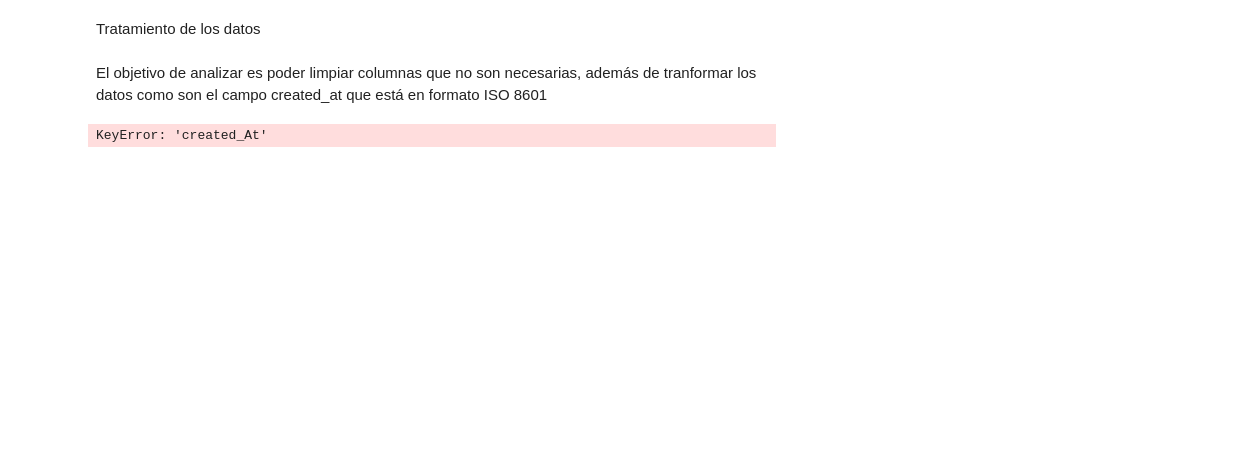
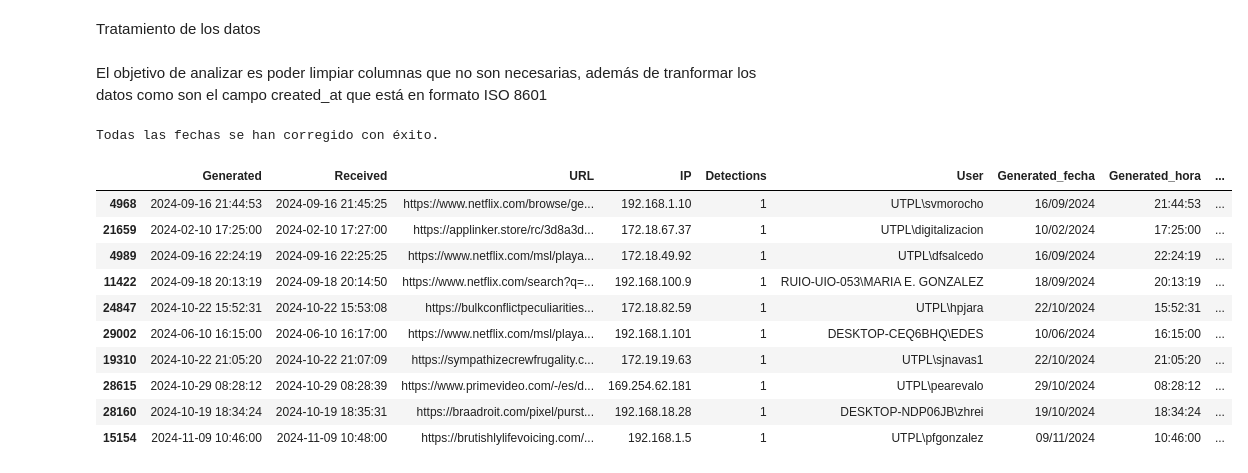
Before and after one commit to mpjuarez/introduccion-IA, a Jupyter notebook: TT_IA.ipynb, the cells around one changed output. Saved outputs shown, nothing was run; the diff lists cells and outputs as text; code cells hidden in the pictures; blank space fills up the shorter version.

```diff
--- a/TT_IA.ipynb
+++ b/TT_IA.ipynb
@@ -256,8 +256,71 @@ def clasificar_jornada(hora):
     return'Tarde'
   else:
     return'Noche'
-# %%
-# Convertir la columna 'created_at' a objetos datetime en UTC
-Web_security1['created_at'] = pd.to_datetime(Web_security1['created_At'], utc=True)
-# %% [output]
-KeyError: 'created_At'
+# %%
+# Crear el DataFrame original
+Web_security1 = pd.DataFrame(Web_security1)
+
+# Función para corregir las fechas
+def normalize_dates(column):
+    corrected_dates = []
+    for value in column:
+        try:
+            # Intentar interpretar como dd/mm/yyyy
+            corrected_date = pd.to_datetime(value, dayfirst=True)
+        except ValueError:
+            try:
+                # Intentar interpretar como mm/dd/yyyy
+                corrected_date = pd.to_datetime(value, dayfirst=False)
+            except ValueError:
+                # Si no puede interpretarse, marcar para revisión
+                corrected_date = "Formato inválido"
+        corrected_dates.append(corrected_date)
+    return corrected_dates
+
+# Normalizar las columnas
+Web_security1["Generated"] = normalize_dates(Web_security1["Generated"])
+Web_security1["Received"] = normalize_dates(Web_security1["Received"])
+
+# Verificar si hay valores con "Formato inválido"
+invalid_generated = Web_security1[Web_security1["Generated"] == "Formato inválido"]
+invalid_received = Web_security1[Web_security1["Received"] == "Formato inválido"]
+
+if not invalid_generated.empty or not invalid_received.empty:
+    print("Fechas inválidas encontradas para corrección manual:")
+    print("Generated:")
+    print(invalid_generated)
+    print("Received:")
+    print(invalid_received)
+else:
+    print("Todas las fechas se han corregido con éxito.")
+
+# Separar las columnas en fecha y hora después de la normalización
+Web_security1["Generated_fecha"] = pd.to_datetime(Web_security1["Generated"]).dt.strftime('%d/%m/%Y')
+Web_security1["Generated_hora"] = pd.to_datetime(Web_security1["Generated"]).dt.strftime('%H:%M:%S')
+
+Web_security1["Received_fecha"] = pd.to_datetime(Web_security1["Received"]).dt.strftime('%d/%m/%Y')
+Web_security1["Received_hora"] = pd.to_datetime(Web_security1["Received"]).dt.strftime('%H:%M:%S')
+
+# Eliminar columnas originales si ya no son necesarias
+# Web_security1 = Web_security1.drop(columns=["Generated", "Received"])
+
+# Mostrar el resultado
+#print("Dataset corregido con fechas normalizadas y divididas:")
+#print(Web_security1)
+Web_security1.sample(10)
+
+# Guardar el resultado si es necesario
+# Web_security1.to_csv("Web_security1_normalized.csv", index=False)
+# %% [output]
+Todas las fechas se han corregido con éxito.
+|  | Generated | Received | URL | IP | Detections | User | Generated_fecha | Generated_hora | ... |
+| 4968 | 2024-09-16 21:44:53 | 2024-09-16 21:45:25 | https://www.netflix.com/browse/ge... | 192.168.1.10 | 1 | UTPL\svmorocho | 16/09/2024 | 21:44:53 | ... |
+| 21659 | 2024-02-10 17:25:00 | 2024-02-10 17:27:00 | https://applinker.store/rc/3d8a3d... | 172.18.67.37 | 1 | UTPL\digitalizacion | 10/02/2024 | 17:25:00 | ... |
+| 4989 | 2024-09-16 22:24:19 | 2024-09-16 22:25:25 | https://www.netflix.com/msl/playa... | 172.18.49.92 | 1 | UTPL\dfsalcedo | 16/09/2024 | 22:24:19 | ... |
+| 11422 | 2024-09-18 20:13:19 | 2024-09-18 20:14:50 | https://www.netflix.com/search?q=... | 192.168.100.9 | 1 | RUIO-UIO-053\MARIA E. GONZALEZ | 18/09/2024 | 20:13:19 | ... |
+| 24847 | 2024-10-22 15:52:31 | 2024-10-22 15:53:08 | https://bulkconflictpeculiarities... | 172.18.82.59 | 1 | UTPL\hpjara | 22/10/2024 | 15:52:31 | ... |
+| 29002 | 2024-06-10 16:15:00 | 2024-06-10 16:17:00 | https://www.netflix.com/msl/playa... | 192.168.1.101 | 1 | DESKTOP-CEQ6BHQ\EDES | 10/06/2024 | 16:15:00 | ... |
+| 19310 | 2024-10-22 21:05:20 | 2024-10-22 21:07:09 | https://sympathizecrewfrugality.c... | 172.19.19.63 | 1 | UTPL\sjnavas1 | 22/10/2024 | 21:05:20 | ... |
+| 28615 | 2024-10-29 08:28:12 | 2024-10-29 08:28:39 | https://www.primevideo.com/-/es/d... | 169.254.62.181 | 1 | UTPL\pearevalo | 29/10/2024 | 08:28:12 | ... |
+| 28160 | 2024-10-19 18:34:24 | 2024-10-19 18:35:31 | https://braadroit.com/pixel/purst... | 192.168.18.28 | 1 | DESKTOP-NDP06JB\zhrei | 19/10/2024 | 18:34:24 | ... |
+| 15154 | 2024-11-09 10:46:00 | 2024-11-09 10:48:00 | https://brutishlylifevoicing.com/... | 192.168.1.5 | 1 | UTPL\pfgonzalez | 09/11/2024 | 10:46:00 | ... |
```
Also changed, not shown: parts of 5 cells of this notebook.
